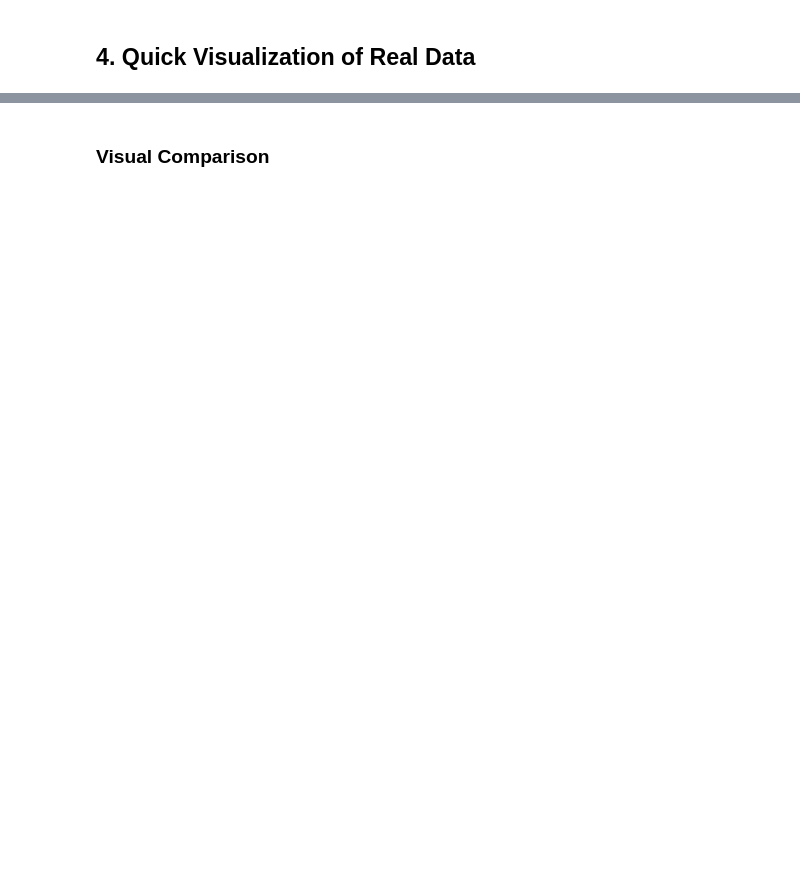
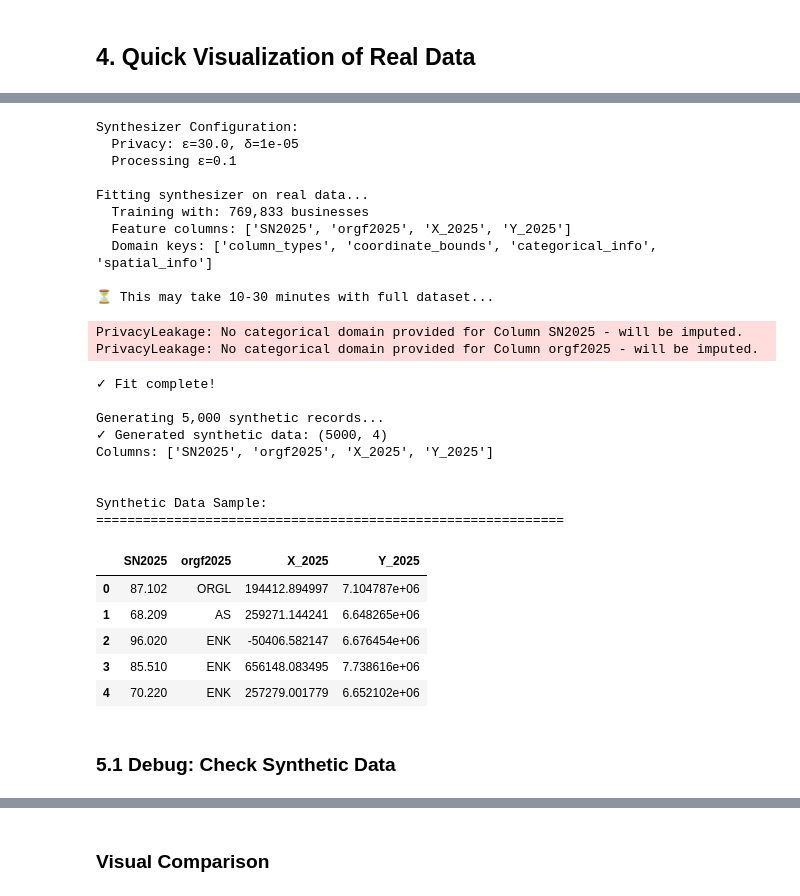
Before and after one commit to akielland/synthetic-lab, a Jupyter notebook: notebooks/04_geostad_pipeline_test.ipynb, the cells around one changed output, grey strips where cells are left out. Saved outputs shown, nothing was run; the diff lists cells and outputs as text; code cells hidden in the pictures; blank space fills up the shorter version.

```diff
--- a/notebooks/04_geostad_pipeline_test.ipynb
+++ b/notebooks/04_geostad_pipeline_test.ipynb
@@ -87,13 +169,66 @@ Or load previously generated synthetic data:
 # %%
-# Load synthetic data from previous run (if available)
-from pathlib import Path
+# Configure DPMM-MST synthesizer
+method_config = DPMMMSTConfig(
+    epsilon=30.0,      # Privacy budget (higher = less noise)
+    delta=1e-5,       # Privacy failure probability
+    proc_epsilon=0.1  # Processing epsilon
+)
 
-synth_path = Path("outputs/synthetic/population/geostad_dpmm_mst_e1/synthetic.csv")
+print("Synthesizer Configuration:")
+print(f"  Privacy: ε={method_config.epsilon}, δ={method_config.delta}")
+print(f"  Processing ε={method_config.proc_epsilon}")
 
-if synth_path.exists():
-    df_synth = pd.read_csv(synth_path)
-    print(f"Loaded synthetic data: {df_synth.shape}")
-    print(f"Columns: {df_synth.columns.tolist()}")
-    df_synth.head()
-else:
-    print("No synthetic data found. Run: python src/synlab/runners/run_geostad_dpmm_mst.py")
+# Create synthesizer
+synthesizer = DPMMMSTSynthesizer(method_config)
+
+# Fit on real data (may take several minutes with 770k samples)
+print("\nFitting synthesizer on real data...")
+print(f"  Training with: {len(df_features):,} businesses")
+print(f"  Feature columns: {df_features.columns.tolist()}")
+print(f"  Domain keys: {list(domain.keys())}")
+print("\n⏳ This may take 10-30 minutes with full dataset...")
+
+synthesizer.fit(df_features, domain)
+print("✓ Fit complete!")
+
+# Generate synthetic data (THIS is where you control the output size)
+n_synthetic = 5000  # Generate fewer synthetic records than real (faster)
+print(f"\nGenerating {n_synthetic:,} synthetic records...")
+df_synth = synthesizer.generate(n_synthetic, random_state=42)
+print(f"✓ Generated synthetic data: {df_synth.shape}")
+print(f"Columns: {df_synth.columns.tolist()}")
+
+# Quick sanity check
+print("\n\nSynthetic Data Sample:")
+print("=" * 60)
+df_synth.head()
+# %% [output]
+Synthesizer Configuration:
+  Privacy: ε=30.0, δ=1e-05
+  Processing ε=0.1
+
+Fitting synthesizer on real data...
+  Training with: 769,833 businesses
+  Feature columns: ['SN2025', 'orgf2025', 'X_2025', 'Y_2025']
+  Domain keys: ['column_types', 'coordinate_bounds', 'categorical_info', 'spatial_info']
+
+⏳ This may take 10-30 minutes with full dataset...
+PrivacyLeakage: No categorical domain provided for Column SN2025 - will be imputed.
+PrivacyLeakage: No categorical domain provided for Column orgf2025 - will be imputed.
+✓ Fit complete!
+
+Generating 5,000 synthetic records...
+✓ Generated synthetic data: (5000, 4)
+Columns: ['SN2025', 'orgf2025', 'X_2025', 'Y_2025']
+
+
+Synthetic Data Sample:
+============================================================
+|  | SN2025 | orgf2025 | X_2025 | Y_2025 |
+| 0 | 87.102 | ORGL | 194412.894997 | 7.104787e+06 |
+| 1 | 68.209 | AS | 259271.144241 | 6.648265e+06 |
+| 2 | 96.020 | ENK | -50406.582147 | 6.676454e+06 |
+| 3 | 85.510 | ENK | 656148.083495 | 7.738616e+06 |
+| 4 | 70.220 | ENK | 257279.001779 | 6.652102e+06 |
+# %% [markdown]
+### 5.1 Debug: Check Synthetic Data
```
Also changed, not shown: parts of 20 cells of this notebook, 1 other file.
